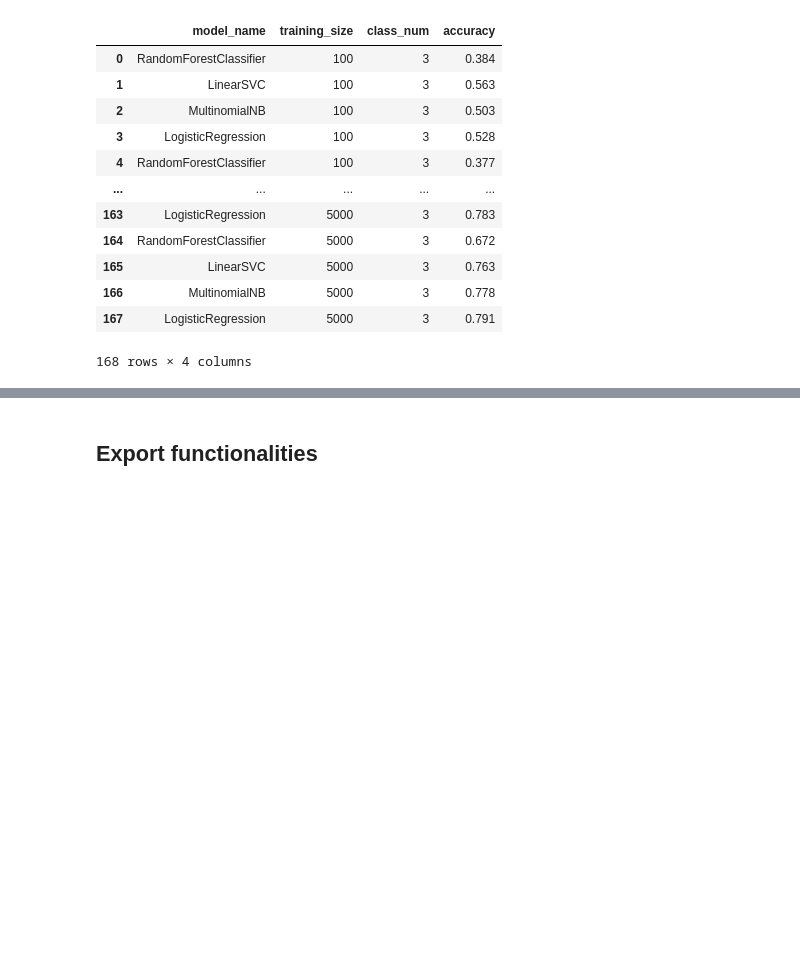
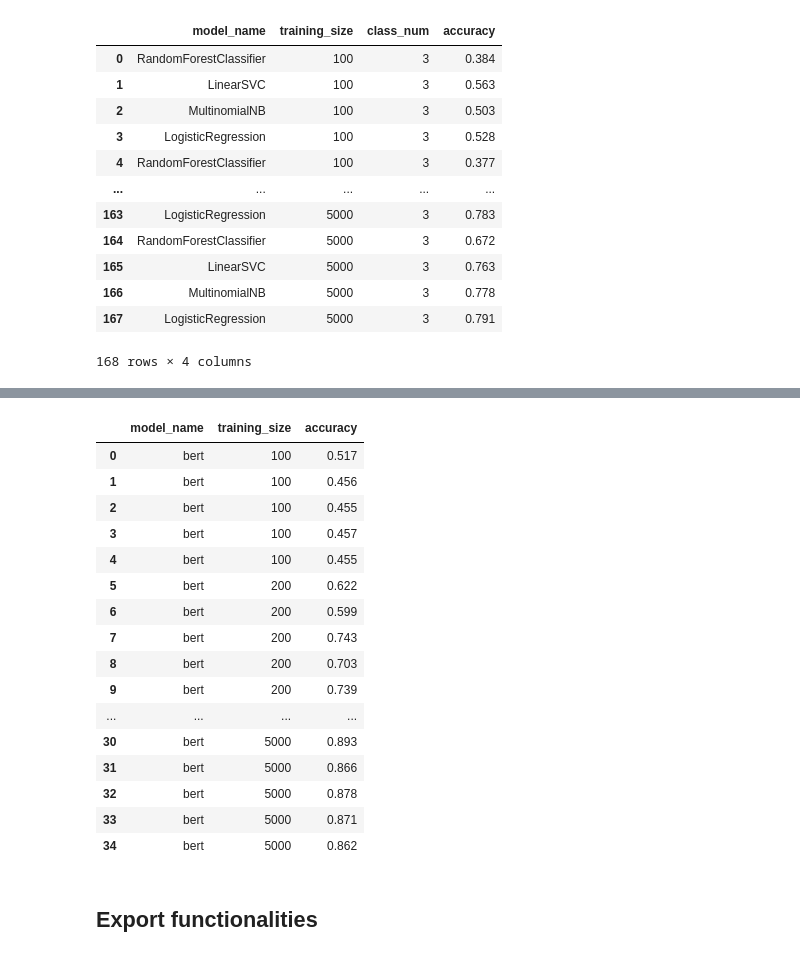
Before and after one commit to DavidykZhao/Frame_experiments, a Jupyter notebook: Frame_experiments.ipynb, the cells around one changed output, grey strips where cells are left out. Drawn from its saved outputs; the diff is of its cells as text; code cells hidden in the pictures; blank space fills up the shorter version.

```diff
--- a/Frame_experiments.ipynb
+++ b/Frame_experiments.ipynb
@@ -2368,0 +2688,5 @@ res
+# %%
+df = CUSTOMER_TRAIN
+
+top_three_class = df['product'].unique()[0:3]
+three_class_df = df.loc[df['product'].isin(top_three_class), :]
@@ -2368,0 +2772,13 @@ res
+# %%
+df = three_class_df
+
+x_train, x_test, y_train, y_test = train_test_split(df['complaint'], df['product'], test_size=1000, random_state=0)
+bert_model = BertForSequenceClassification.from_pretrained(config.bert_model_name, num_labels= 3)
+# %%
+train = pd.DataFrame({'complaint': x_train,
+                      'product': y_train})
+val = pd.DataFrame({'complaint': x_test,
+                      'product': y_test})
+train = train.reset_index()[['complaint', 'product']]
+val = val.reset_index()[['complaint', 'product']]
+val
@@ -2368,0 +2802,2 @@ res
+# %%
+res_stage3_customer = algo_training_size_looper_dl([100, 200, 400, 800, 1600, 3200, 5000], CUSTOMER, train, val, 3)
@@ -2369,3 +2832,23 @@ res
+# %%
+res_stage3_customer
+# %% [output]
+|  | model_name | training_size | accuracy |
+| 0 | bert | 100 | 0.517 |
+| 1 | bert | 100 | 0.456 |
+| 2 | bert | 100 | 0.455 |
+| 3 | bert | 100 | 0.457 |
+| 4 | bert | 100 | 0.455 |
+| 5 | bert | 200 | 0.622 |
+| 6 | bert | 200 | 0.599 |
+| 7 | bert | 200 | 0.743 |
+| 8 | bert | 200 | 0.703 |
+| 9 | bert | 200 | 0.739 |
+| ... | ... | ... | ... |
+| 30 | bert | 5000 | 0.893 |
+| 31 | bert | 5000 | 0.866 |
+| 32 | bert | 5000 | 0.878 |
+| 33 | bert | 5000 | 0.871 |
+| 34 | bert | 5000 | 0.862 |
 # %% [markdown]
 ## Export functionalities
 # %%
```
Also changed, not shown: parts of 50 cells of this notebook.
